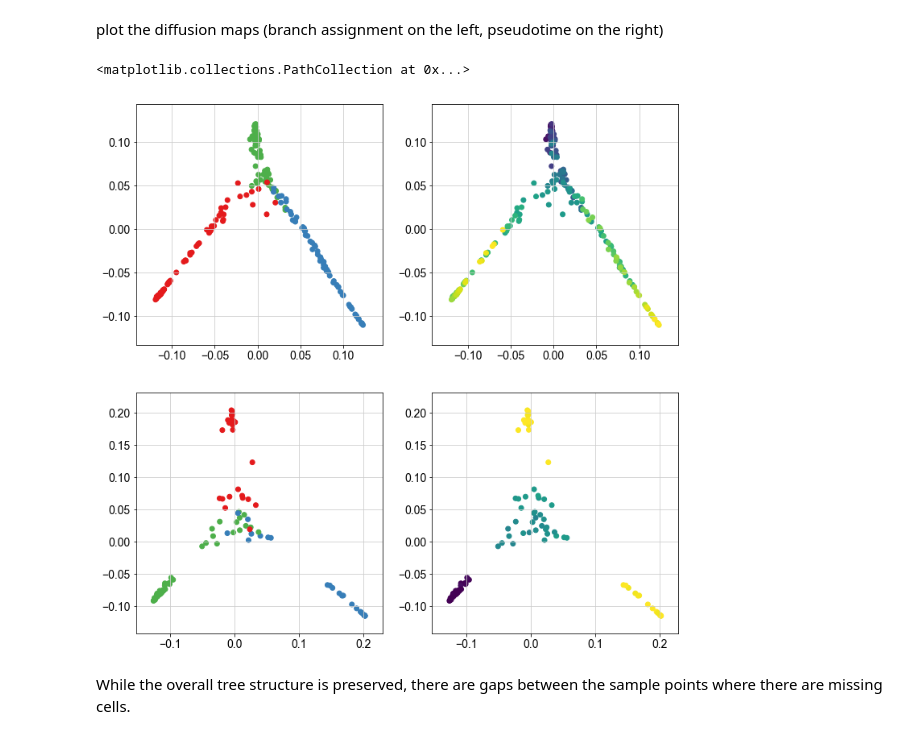
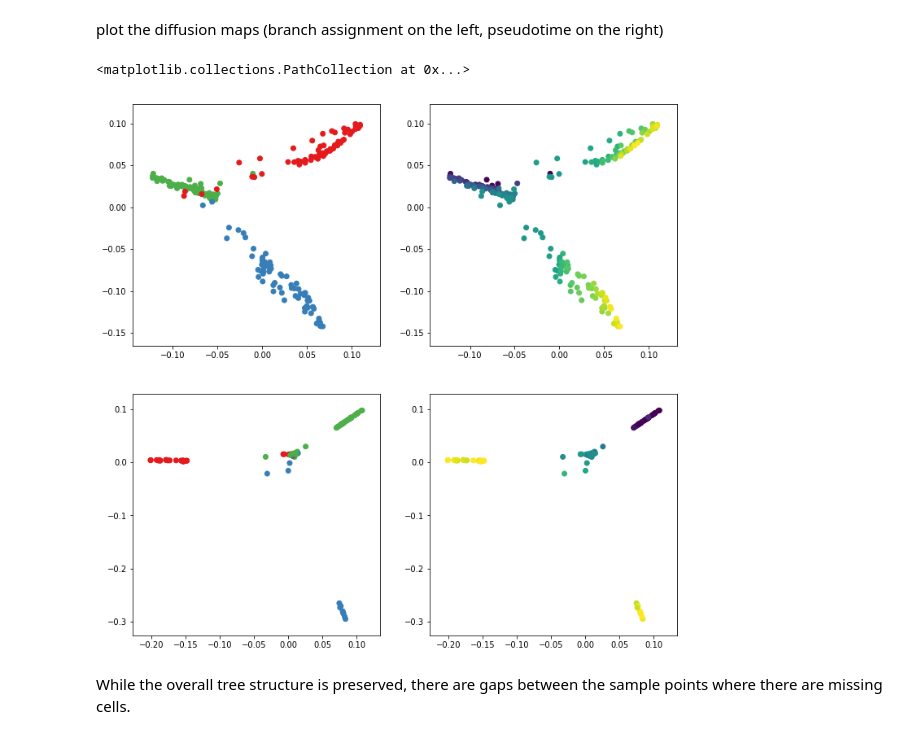
Before and after one commit to soedinglab/prosstt, a Jupyter notebook: examples/sample_pseudotime_series.ipynb, the cells around one changed output. Cells and saved outputs as stored; diff of their text form; code cells hidden in the pictures.

```diff
--- a/examples/sample_pseudotime_series.ipynb
+++ b/examples/sample_pseudotime_series.ipynb
@@ -25,7 +26,7 @@ make a tree with longer branches and simulate the average gene expression values
 newick1 = "(A:70,B:70)C:70;"
 tree1 = newick.loads(newick1)
 G = 500
-lineage = tree.Tree.from_newick(newick1, genes=G)
+lineage = tree.Tree.from_newick(newick1, genes=G, modules=30)
 
 uMs, Ws, Hs = sim.simulate_lineage(lineage, a=0.05)
 gene_scale = sut.simulate_base_gene_exp(lineage, uMs)
@@ -47,7 +48,7 @@ decision point and one when it is certain that the cells have reached their end
 # %%
 X2, labs2, brns2, scalings2 = sim.sample_pseudotime_series(lineage, cells=100,
                                                            series_points=[0, 70, 140],
-                                                           point_std=[2, 5, 2],
+                                                           point_std=[10, 8, 10],
                                                            alpha=alpha1, beta=beta1)
 
 X2 = (X2.transpose() / scalings2).transpose()
@@ -63,11 +66,13 @@ calculate the diffusion maps of both samples...
 # %%
-data1 = ad.AnnData(X1)
-diffmap(adata=data1)
+data1 = ad.AnnData(np.log(X1+1))
+pp.neighbors(data1, use_rep="X")
+diffmap(data1)
 dm1 = data1.obsm["X_diffmap"]
 br_names1, indices1 = np.unique(brns1, return_inverse=True)
 
-data2 = ad.AnnData(X2)
-diffmap(adata=data2)
+data2 = ad.AnnData(np.log(X2+1))
+pp.neighbors(data2, use_rep="X")
+diffmap(data2)
 dm2 = data2.obsm["X_diffmap"]
 br_names2, indices2 = np.unique(brns2, return_inverse=True)
 # %% [markdown]
@@ -75,16 +80,16 @@ plot the diffusion maps (branch assignment on the left, pseudotime on the right)
 # %%
 fig, ax = plt.subplots(ncols=2, nrows=2)
 fig.set_size_inches(w=12, h=12)
 # mpl.rcParams['image.cmap'] = 'Set1'
 cmap = plt.cm.get_cmap("Set1")
-ax[0][0].scatter(dm1[:, 0], dm1[:, 1], c=cmap(indices1))
-ax[1][0].scatter(dm2[:, 0], dm2[:, 1], c=cmap(indices2))
+ax[0][0].scatter(dm1[:, 2], dm1[:, 1], c=cmap(indices1))
+ax[1][0].scatter(dm2[:, 2], dm2[:, 1], c=cmap(indices2))
 
 mpl.rcParams['image.cmap'] = 'viridis'
-ax[0][1].scatter(dm1[:, 0], dm1[:, 1], c=labs1)
-ax[1][1].scatter(dm2[:, 0], dm2[:, 1], c=labs2)
+ax[0][1].scatter(dm1[:, 2], dm1[:, 1], c=labs1)
+ax[1][1].scatter(dm2[:, 2], dm2[:, 1], c=labs2)
 # %% [output]
 <matplotlib.collections.PathCollection at 0x...>
-[figure, old version]
+[figure, new version]
 # %% [markdown]
 While the overall tree structure is preserved, there are gaps between the sample points where there are missing cells.
```
Also changed, not shown: parts of 3 cells of this notebook, 10 other files.
